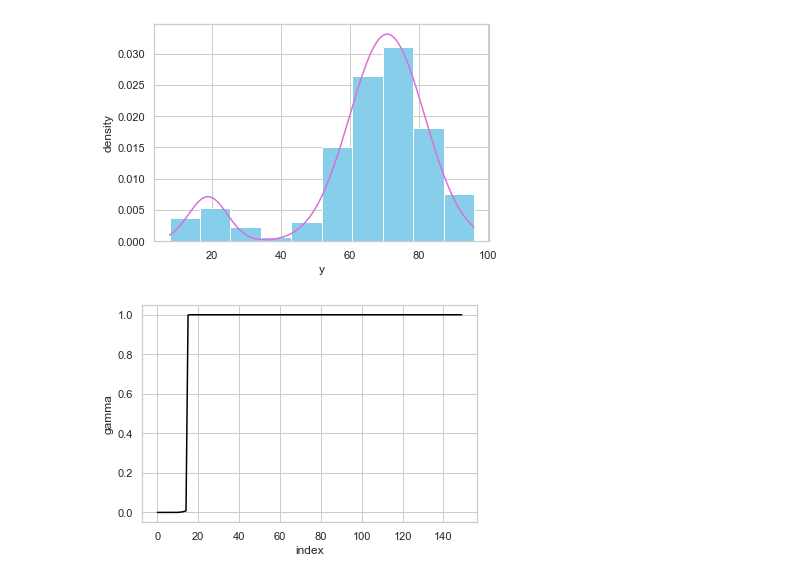
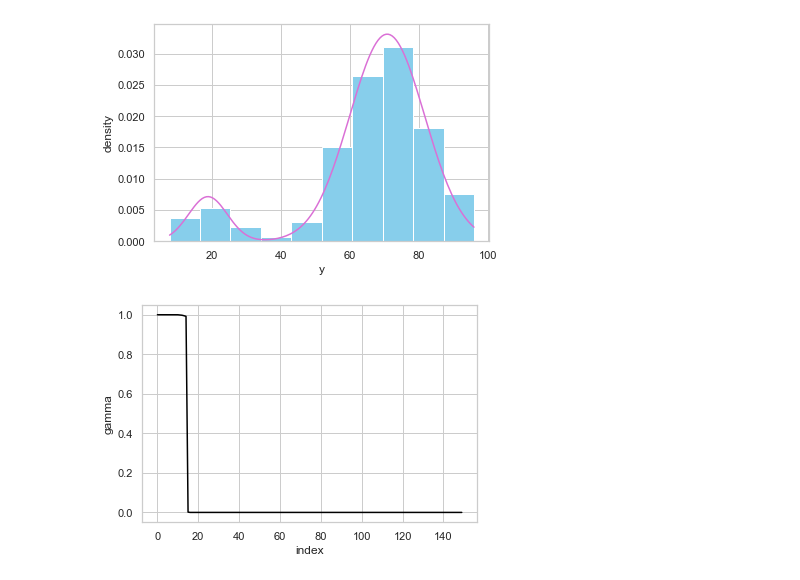
Before and after one commit to nori0724/COVID-19, a Jupyter notebook: notebook/修論用/1次元混合正規分布のパラメータ推定.ipynb, the cells around one changed output. Saved outputs shown, nothing was run; the diff lists cells and outputs as text; code cells hidden in the pictures.

```diff
--- a/notebook/修論用/1次元混合正規分布のパラメータ推定.ipynb
+++ b/notebook/修論用/1次元混合正規分布のパラメータ推定.ipynb
@@ -342,9 +342,9 @@ plt.savefig("/Users/masanoritakahashi/Documents/講義/ゼミ/M2/空間生存時
 # %% [output]
 [figure]
 # %%
-plt.plot(sorted(responsibility[1], reverse=False), color="black")
+plt.plot(sorted(responsibility[0], reverse=True), color="black")
 plt.xlabel('index')
 plt.ylabel('gamma')
 plt.savefig("/Users/masanoritakahashi/Documents/講義/ゼミ/M2/空間生存時間/修士論文/plot/simulation2_responsibility.eps")
 # %% [output]
-[figure, old version]
+[figure, new version]
```
Also changed, not shown: parts of 1 cell of this notebook, 1 other file.
